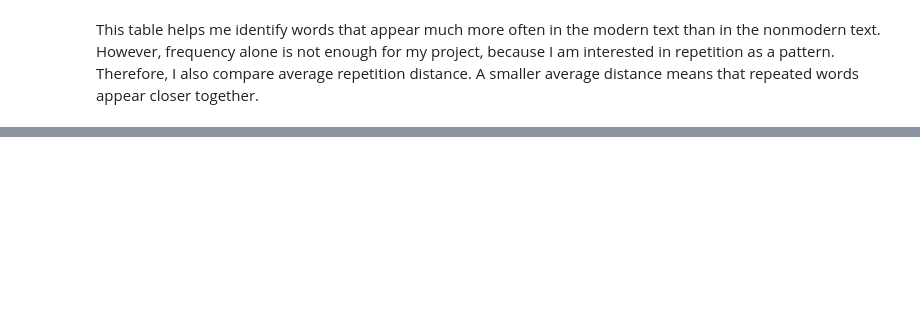
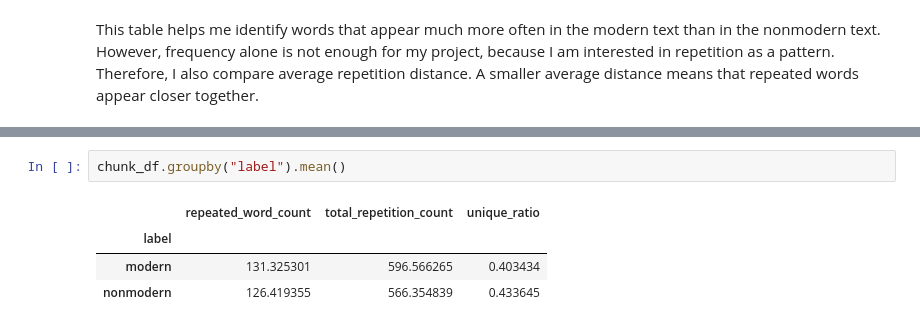
Before and after one commit to CiciXie-haotong/Modernism-Classifier, a Jupyter notebook: repetition_analysis.ipynb.ipynb, the cells around one changed output, grey strips where cells are left out. Drawn from its saved outputs; the diff is of its cells as text; blank space fills up the shorter version.

```diff
--- a/repetition_analysis.ipynb.ipynb
+++ b/repetition_analysis.ipynb.ipynb
@@ -877,0 +991,7 @@ A smaller average distance means that repeated words appear closer together.
+# %%
+chunk_df.groupby("label").mean()
+# %% [output]
+|  | repeated_word_count | total_repetition_count | unique_ratio |
+| label |  |  |  |
+| modern | 131.325301 | 596.566265 | 0.403434 |
+| nonmodern | 126.419355 | 566.354839 | 0.433645 |
```
Also changed, not shown: parts of 16 cells of this notebook.
